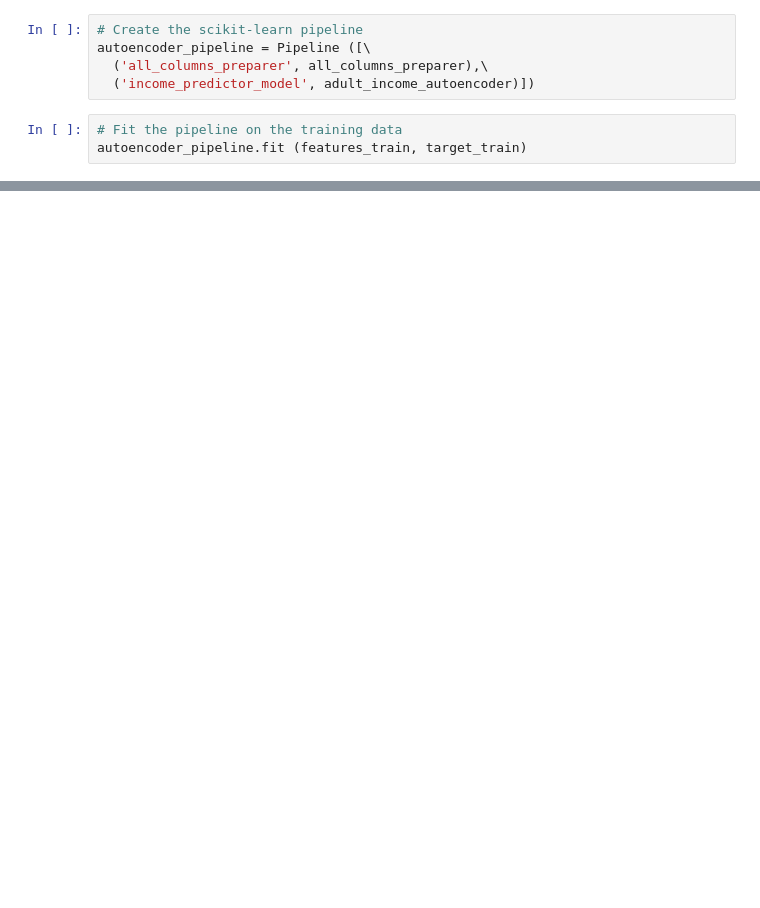
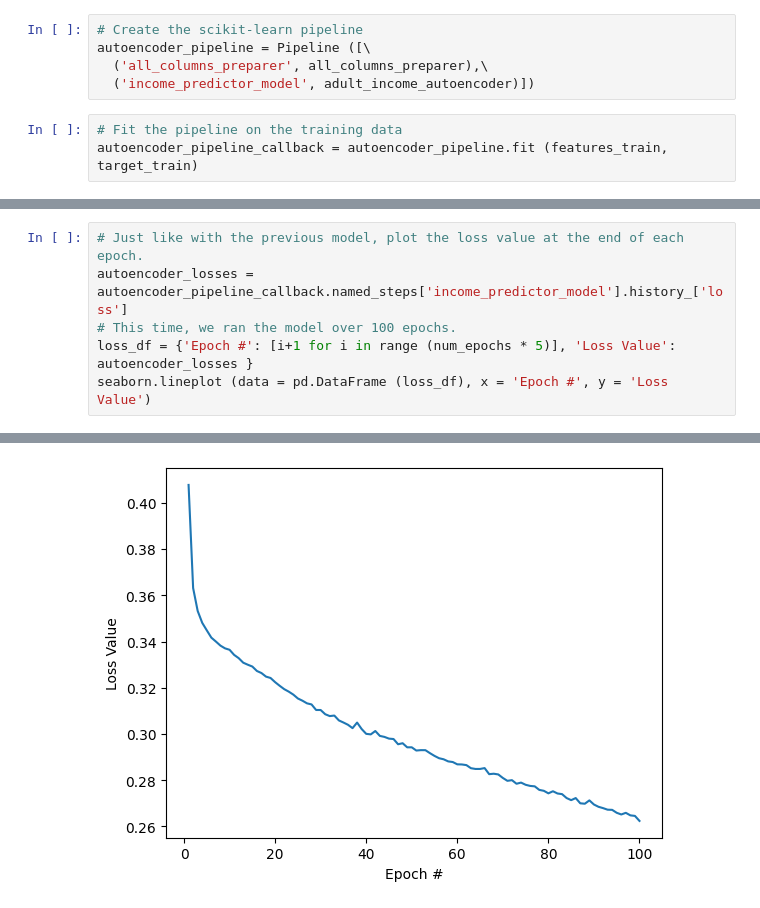
Before and after one commit to TrollRider-Kristian/Springboard-AI-Mini-Projects, a Jupyter notebook: Student_MLE_MiniProject_Deep_Learning.ipynb, the cells around one changed output, grey strips where cells are left out. Drawn from its saved outputs; the diff is of its cells as text; blank space fills up the shorter version.

Commit message:
Created graphs for my autoencoder model.  Wrote summary too.

```diff
--- a/Student_MLE_MiniProject_Deep_Learning.ipynb
+++ b/Student_MLE_MiniProject_Deep_Learning.ipynb
@@ -767,6 +769,6 @@ autoencoder_pipeline = Pipeline ([\
   ('income_predictor_model', adult_income_autoencoder)])
 # %%
 # Fit the pipeline on the training data
-autoencoder_pipeline.fit (features_train, target_train)
+autoencoder_pipeline_callback = autoencoder_pipeline.fit (features_train, target_train)
 # %% [output]
 Epoch 1/100
@@ -805,0 +791,7 @@ Pipeline(steps=[('all_columns_preparer',
+# %%
+# Just like with the previous model, plot the loss value at the end of each epoch.
+autoencoder_losses = autoencoder_pipeline_callback.named_steps['income_predictor_model'].history_['loss']
+# This time, we ran the model over 100 epochs.
+loss_df = {'Epoch #': [i+1 for i in range (num_epochs * 5)], 'Loss Value': autoencoder_losses }
+seaborn.lineplot (data = pd.DataFrame (loss_df), x = 'Epoch #', y = 'Loss Value')
+# %% [output]
@@ -805,0 +799 @@ Pipeline(steps=[('all_columns_preparer',
+[figure, added]
```
Also changed, not shown: parts of 10 cells of this notebook.
